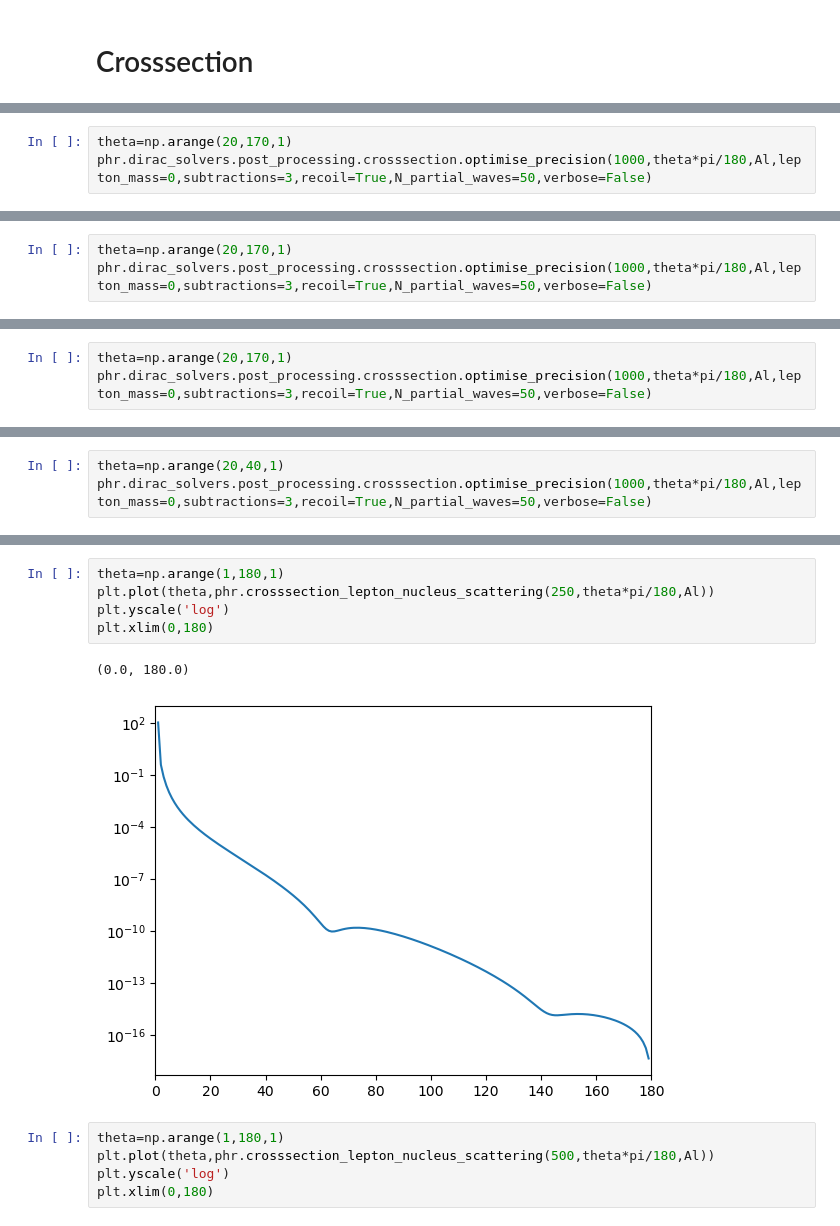
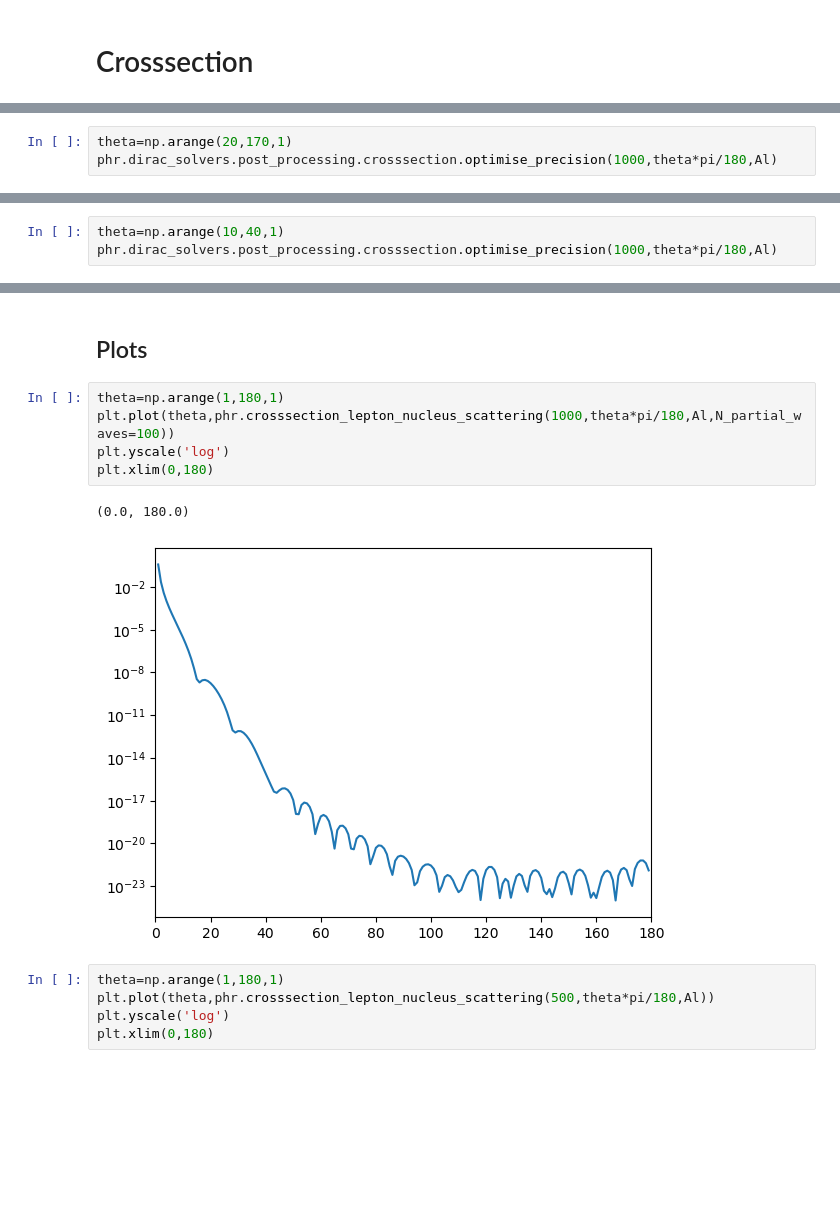
Before and after one commit to Partynumbers42/phasr, a Jupyter notebook: TemporaryTesting.ipynb, the cells around one changed output, grey strips where cells are left out. Saved outputs shown, nothing was run; the diff lists cells and outputs as text; blank space fills up the shorter version.

Commit message:
Finalise optimiser

```diff
--- a/TemporaryTesting.ipynb
+++ b/TemporaryTesting.ipynb
@@ -1778,5 +1774,5 @@ best time: 0.09457540512084961
  'phase_difference_limit': 1e-06}
 # %%
 theta=np.arange(20,170,1)
-phr.dirac_solvers.post_processing.crosssection.optimise_precision(1000,theta*pi/180,Al,lepton_mass=0,subtractions=3,recoil=True,N_partial_waves=50,verbose=False)
+phr.dirac_solvers.post_processing.crosssection.optimise_precision(1000,theta*pi/180,Al)
 # %% [output]
@@ -1786,3 +1794,0 @@ KeyboardInterrupt:
-# %%
-theta=np.arange(20,170,1)
-phr.dirac_solvers.post_processing.crosssection.optimise_precision(1000,theta*pi/180,Al,lepton_mass=0,subtractions=3,recoil=True,N_partial_waves=50,verbose=False)
@@ -1795,3 +1794,0 @@ KeyboardInterrupt:
-# %%
-theta=np.arange(20,170,1)
-phr.dirac_solvers.post_processing.crosssection.optimise_precision(1000,theta*pi/180,Al,lepton_mass=0,subtractions=3,recoil=True,N_partial_waves=50,verbose=False)
@@ -1821,4 +1795,4 @@ best time: 8.068963050842285
 # %%
-theta=np.arange(20,40,1)
-phr.dirac_solvers.post_processing.crosssection.optimise_precision(1000,theta*pi/180,Al,lepton_mass=0,subtractions=3,recoil=True,N_partial_waves=50,verbose=False)
+theta=np.arange(10,40,1)
+phr.dirac_solvers.post_processing.crosssection.optimise_precision(1000,theta*pi/180,Al)
 # %% [output]
@@ -1843,11 +1849,13 @@ KeyboardInterrupt:
+# %% [markdown]
+## Plots
 # %%
 theta=np.arange(1,180,1)
-plt.plot(theta,phr.crosssection_lepton_nucleus_scattering(250,theta*pi/180,Al))
+plt.plot(theta,phr.crosssection_lepton_nucleus_scattering(1000,theta*pi/180,Al,N_partial_waves=100))
 plt.yscale('log')
 plt.xlim(0,180)
 # %% [output]
 (0.0, 180.0)
-[figure, old version]
+[figure, new version]
 # %%
 theta=np.arange(1,180,1)
 plt.plot(theta,phr.crosssection_lepton_nucleus_scattering(500,theta*pi/180,Al))
```
Also changed, not shown: parts of 14 cells of this notebook, 2 other files.
